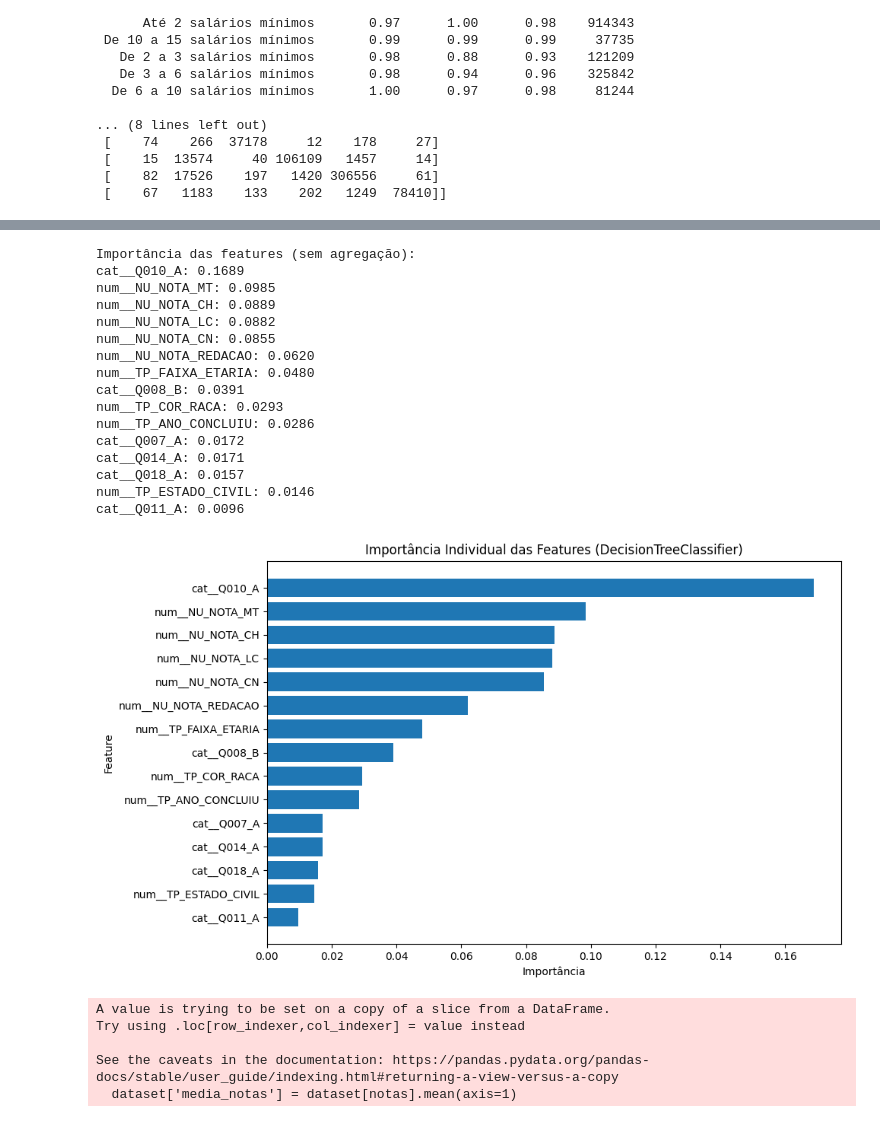
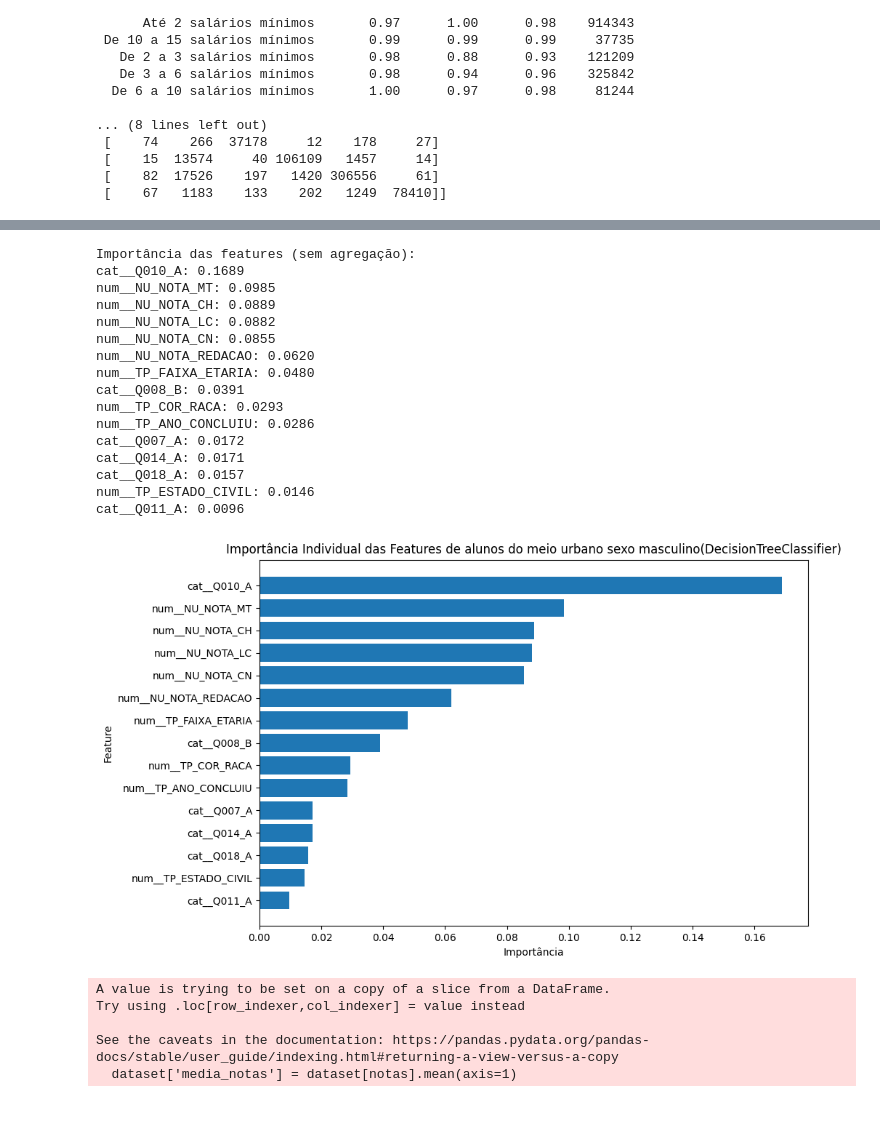
Before and after one commit to vinicarlosss/TCC_Sistemas-de-informa-o, a Jupyter notebook: arvore_decisao.ipynb, the cells around one changed output, grey strips where cells are left out. Cells and saved outputs as stored; diff of their text form; code cells hidden in the pictures.

Commit message:
refactor: adding title to the graphs

```diff
--- a/arvore_decisao.ipynb
+++ b/arvore_decisao.ipynb
@@ -61,7 +61,7 @@ def tratarNulos(dados):
 
 
 #Função analisar importância das features de forma agregada
-def analisar_importancia_features_agregada(modelo, clf, top_n=None):
+def analisar_importancia_features_agregada(modelo, clf, titulo, top_n=None):
     """
     Exibe a importância das features de um modelo DecisionTreeClassifier,
     somando as importâncias das dummies das features categóricas.
@@ -113,7 +113,7 @@ def analisar_importancia_features_agregada(modelo, clf, top_n=None):
     plt.figure(figsize=(10,6))
     plt.bar(range(len(df_agregado)), df_agregado.values, align="center")
     plt.xticks(range(len(df_agregado)), df_agregado.index, rotation=90)
-    plt.title("Importância das Features (DecisionTreeClassifier)")
+    plt.title(f"Importância das Features {titulo} (DecisionTreeClassifier)")
     plt.tight_layout()
     plt.show()
 
@@ -121,7 +121,7 @@ def analisar_importancia_features_agregada(modelo, clf, top_n=None):
 
 
 #Função analisar features de forma individual
-def analisar_importancia_features(modelo, clf, top_n=None):
+def analisar_importancia_features(modelo, clf, titulo, top_n=None):
     """
     Exibe a importância individual das features (sem agregação)
     de um modelo DecisionTreeClassifier treinado dentro de um pipeline.
@@ -161,7 +161,7 @@ def analisar_importancia_features(modelo, clf, top_n=None):
     plt.barh(df_importancias['feature'], df_importancias['importancia'])
     plt.xlabel("Importância")
     plt.ylabel("Feature")
-    plt.title("Importância Individual das Features (DecisionTreeClassifier)")
+    plt.title(f"Importância Individual das Features {titulo}(DecisionTreeClassifier)")
     plt.gca().invert_yaxis()  # deixa a mais importante no topo
     plt.tight_layout()
     plt.show()
@@ -751,23 +751,23 @@ Feature Q016: 0.0143
 # %%
-df_importancias_individuais_urbano_homem = analisar_importancia_features(modelo_urbano_homem, clf_urbano_homem, top_n=15)
+df_importancias_individuais_urbano_homem = analisar_importancia_features(modelo_urbano_homem, clf_urbano_homem, "de alunos do meio urbano sexo masculino", top_n=15)
 # %% [output]
 Importância das features (sem agregação):
 cat__Q010_A: 0.1689
 num__NU_NOTA_MT: 0.0985
 num__NU_NOTA_CH: 0.0889
 num__NU_NOTA_LC: 0.0882
 num__NU_NOTA_CN: 0.0855
 num__NU_NOTA_REDACAO: 0.0620
 num__TP_FAIXA_ETARIA: 0.0480
 cat__Q008_B: 0.0391
 num__TP_COR_RACA: 0.0293
 num__TP_ANO_CONCLUIU: 0.0286
 cat__Q007_A: 0.0172
 cat__Q014_A: 0.0171
 cat__Q018_A: 0.0157
 num__TP_ESTADO_CIVIL: 0.0146
 cat__Q011_A: 0.0096
-[figure, old version]
+[figure, new version]
 # %%
 analisar_desempenho_por_classe(dataset_urbano_homem, "de alunos do meio urbano sexo masculino")
 # %% [output]
```
Also changed, not shown: parts of 17 cells of this notebook.
